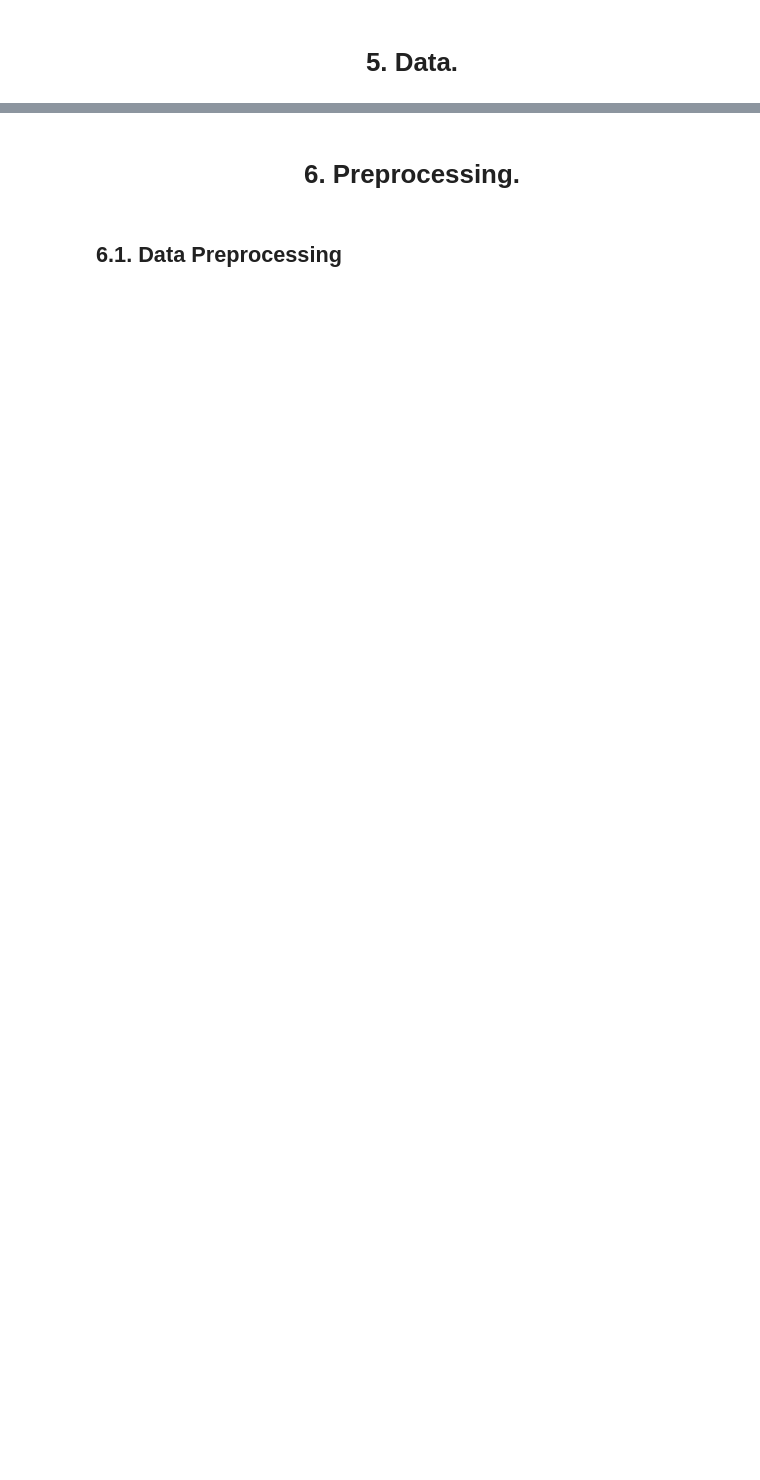
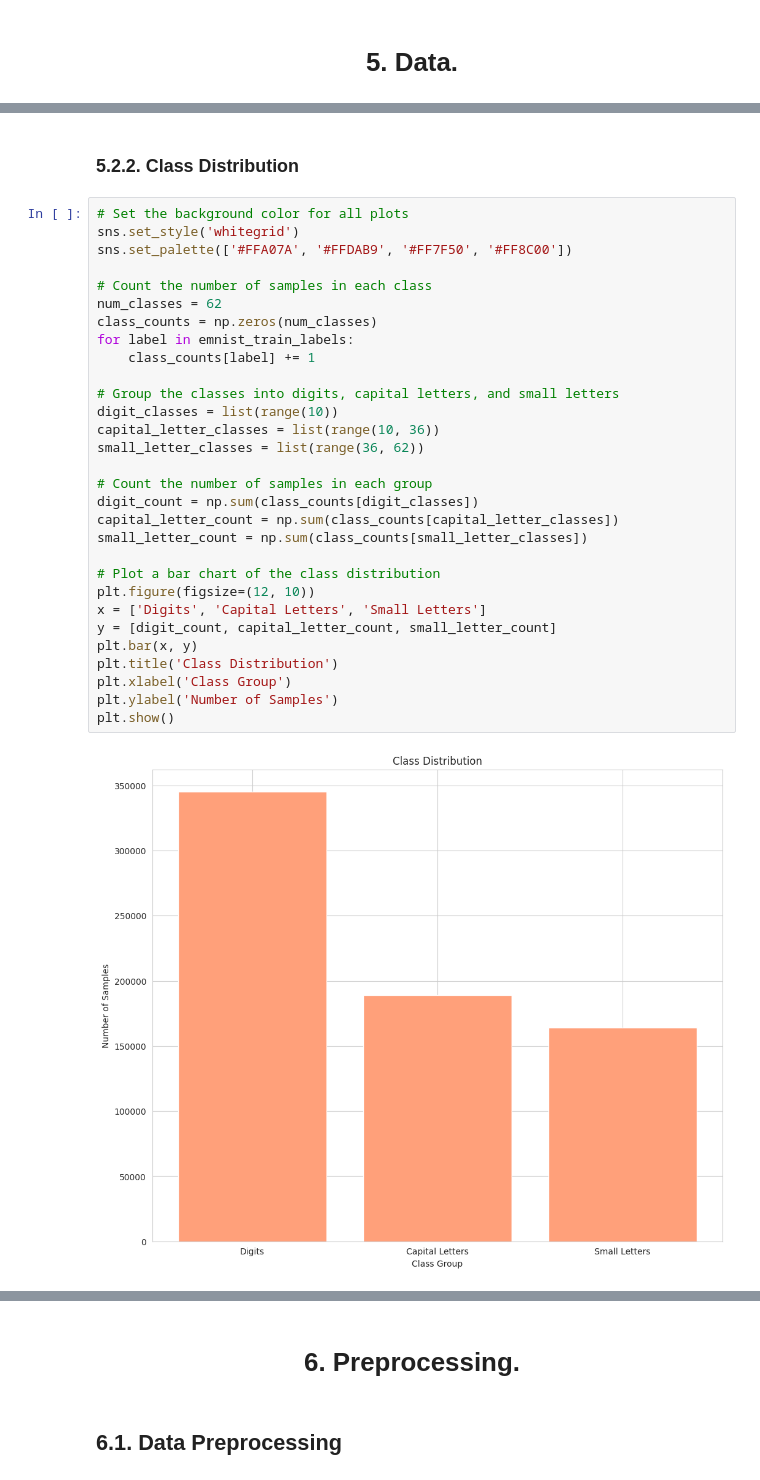
Before and after one commit to adikamunyao/dataClan, a Jupyter notebook: Patch_I.ipynb, the cells around one changed output, grey strips where cells are left out. Saved outputs shown, nothing was run; the diff lists cells and outputs as text; blank space fills up the shorter version.

```diff
--- a/Patch_I.ipynb
+++ b/Patch_I.ipynb
@@ -177,0 +189,34 @@ plt.show()
+# %% [markdown]
+<h3>5.2.2. Class Distribution
+# %%
+# Set the background color for all plots
+sns.set_style('whitegrid')
+sns.set_palette(['#FFA07A', '#FFDAB9', '#FF7F50', '#FF8C00'])
+
+# Count the number of samples in each class
+num_classes = 62
+class_counts = np.zeros(num_classes)
+for label in emnist_train_labels:
+    class_counts[label] += 1
+
+# Group the classes into digits, capital letters, and small letters
+digit_classes = list(range(10))
+capital_letter_classes = list(range(10, 36))
+small_letter_classes = list(range(36, 62))
+
+# Count the number of samples in each group
+digit_count = np.sum(class_counts[digit_classes])
+capital_letter_count = np.sum(class_counts[capital_letter_classes])
+small_letter_count = np.sum(class_counts[small_letter_classes])
+
+# Plot a bar chart of the class distribution
+plt.figure(figsize=(12, 10))
+x = ['Digits', 'Capital Letters', 'Small Letters']
+y = [digit_count, capital_letter_count, small_letter_count]
+plt.bar(x, y)
+plt.title('Class Distribution')
+plt.xlabel('Class Group')
+plt.ylabel('Number of Samples')
+plt.show()
+# %% [output]
+[figure, added]
```
Also changed, not shown: parts of 46 cells of this notebook.
